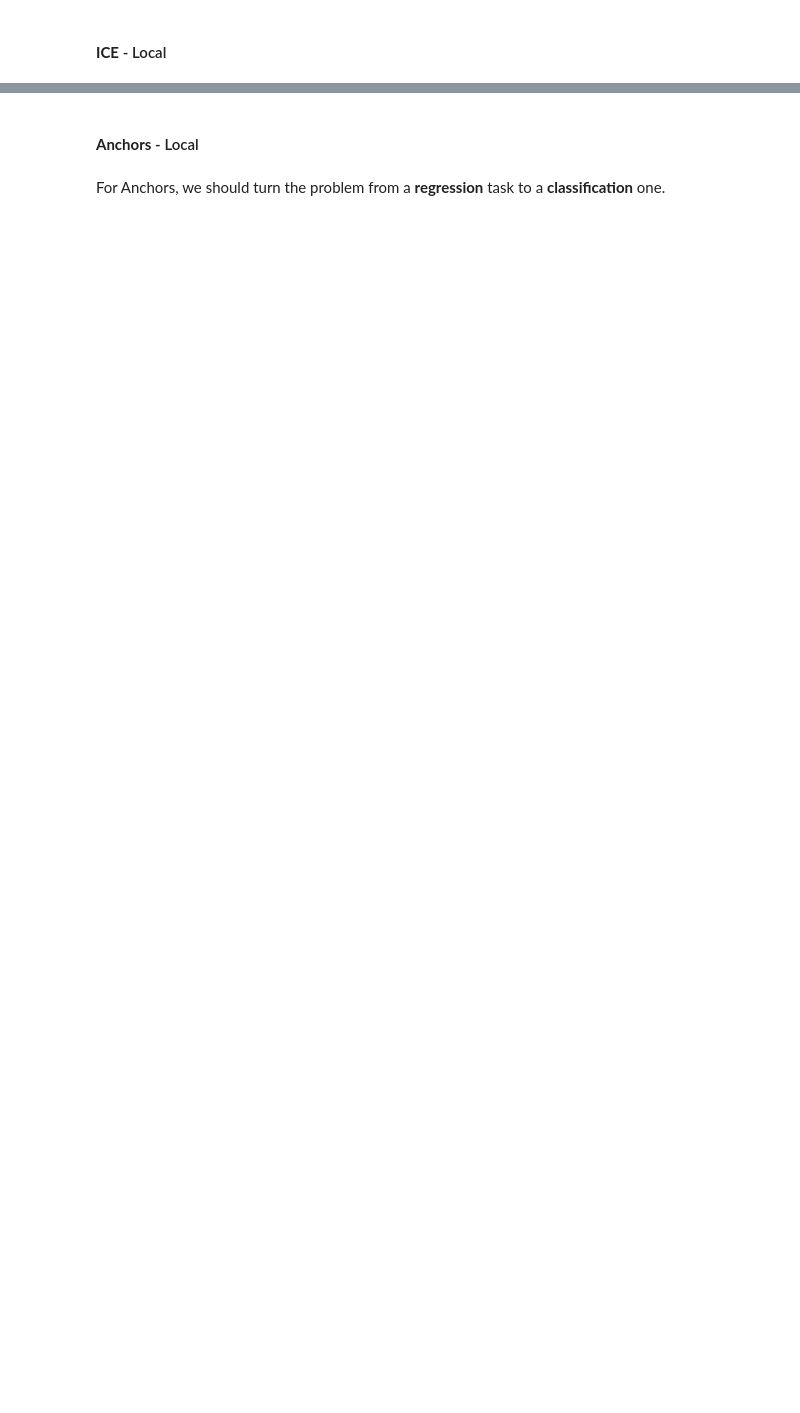
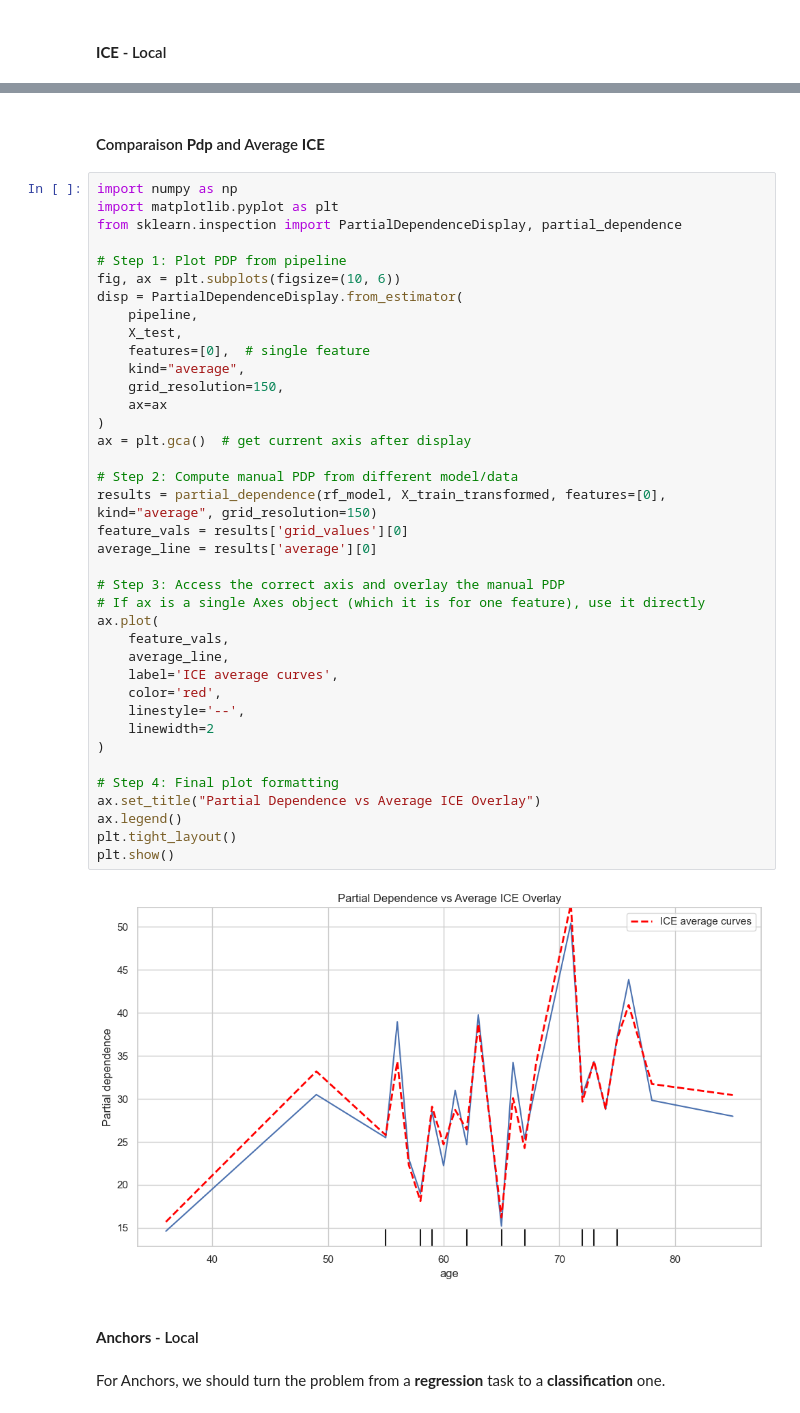
Before and after one commit to Michel93DM/XAI_methods, a Jupyter notebook: Notebooks/parkinson_telemonitoring.ipynb, the cells around one changed output, grey strips where cells are left out. Saved outputs shown, nothing was run; the diff lists cells and outputs as text; blank space fills up the shorter version.

```diff
--- a/Notebooks/parkinson_telemonitoring.ipynb
+++ b/Notebooks/parkinson_telemonitoring.ipynb
@@ -373,3 +424,45 @@ plt.show()
+# %% [markdown]
+#### Comparaison **Pdp** and Average **ICE**
+# %%
+import numpy as np
+import matplotlib.pyplot as plt
+from sklearn.inspection import PartialDependenceDisplay, partial_dependence
+
+# Step 1: Plot PDP from pipeline
+fig, ax = plt.subplots(figsize=(10, 6))
+disp = PartialDependenceDisplay.from_estimator(
+    pipeline,
+    X_test,
+    features=[0],  # single feature
+    kind="average",
+    grid_resolution=150,
+    ax=ax
+)
+ax = plt.gca()  # get current axis after display
+
+# Step 2: Compute manual PDP from different model/data
+results = partial_dependence(rf_model, X_train_transformed, features=[0], kind="average", grid_resolution=150)
+feature_vals = results['grid_values'][0]
+average_line = results['average'][0]
+
+# Step 3: Access the correct axis and overlay the manual PDP
+# If ax is a single Axes object (which it is for one feature), use it directly
+ax.plot(
+    feature_vals,
+    average_line,
+    label='ICE average curves',
+    color='red',
+    linestyle='--',
+    linewidth=2
+)
+
+# Step 4: Final plot formatting
+ax.set_title("Partial Dependence vs Average ICE Overlay")
+ax.legend()
+plt.tight_layout()
+plt.show()
+# %% [output]
+[figure, added]
 # %% [markdown]
 #### **Anchors** - Local
 # %% [markdown]
```
Also changed, not shown: parts of 16 cells of this notebook.
